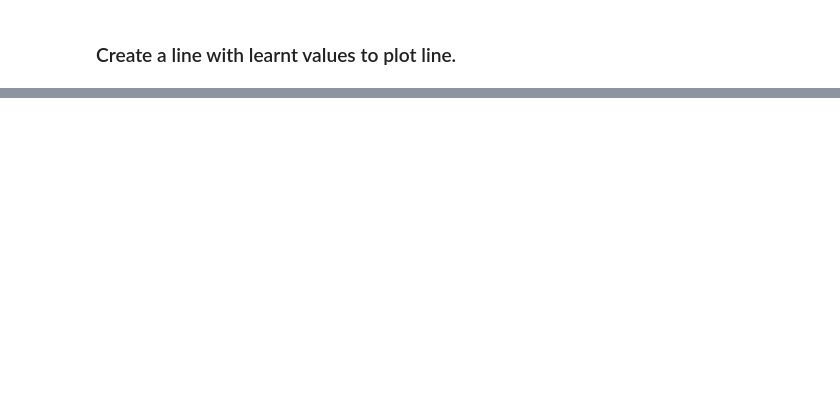
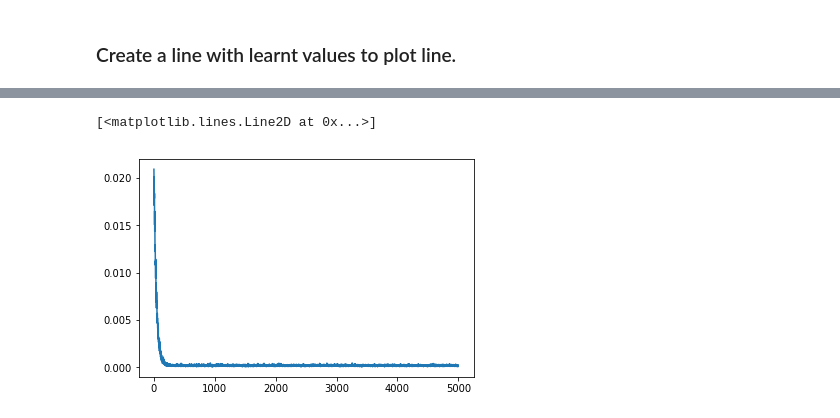
Before and after one commit to poornapragnarao/tensorflow_practice, a Jupyter notebook: tflinear.ipynb, the cells around one changed output, grey strips where cells are left out. Cells and saved outputs as stored; diff of their text form; code cells hidden in the pictures; blank space fills up the shorter version.

```diff
--- a/tflinear.ipynb
+++ b/tflinear.ipynb
@@ -86,0 +109,5 @@ plt.plot(x,y,'*')
+# %%
+plt.plot(error_progress)
+# %% [output]
+[<matplotlib.lines.Line2D at 0x...>]
+[figure, added]
```
Also changed, not shown: parts of 7 cells of this notebook.
